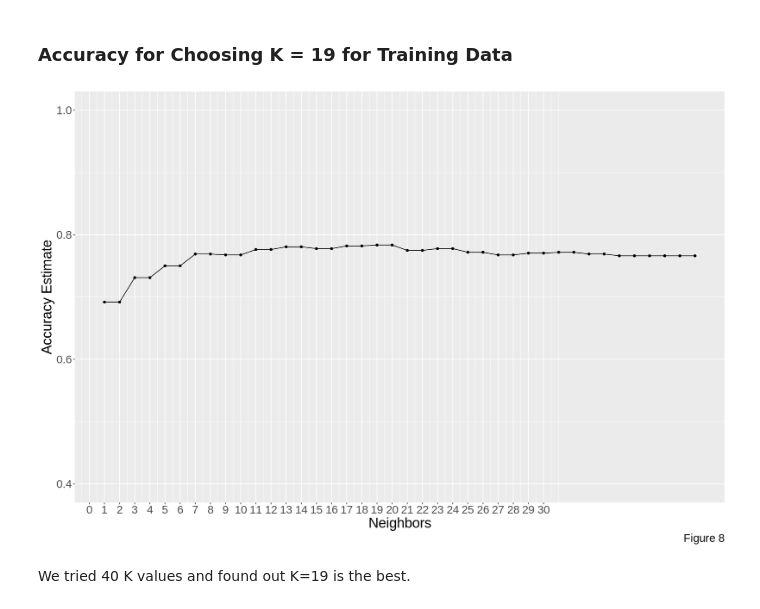
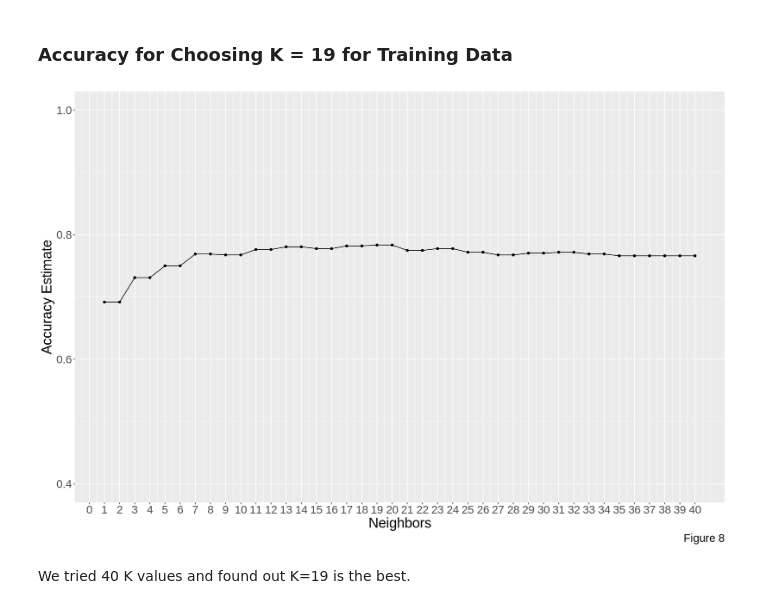
Before and after one commit to sara2815/Heart-Attack-Analysis, a Jupyter notebook: Group-43-Project.ipynb, the cells around one changed output. Saved outputs shown, nothing was run; the diff lists cells and outputs as text; code cells hidden in the pictures.

Commit message:
added 40 break through

```diff
--- a/Group-43-Project.ipynb
+++ b/Group-43-Project.ipynb
@@ -366,20 +384,20 @@ We got 19 as the best k-value.
 # %%
 accuracies <- knn_results_train |>
        filter(.metric == "accuracy")
 
 options(repr.plot.width = 15, repr.plot.height = 10)
 
 accuracy_versus_k <- ggplot(accuracies, aes(x = neighbors, y = mean))+
        geom_point() +
        geom_line() +
        labs(x = "Neighbors", y = "Accuracy Estimate", caption="Figure 8")+
-       scale_x_continuous(breaks = seq(0, 30, by = 1)) +
+       scale_x_continuous(breaks = seq(0, 40, by = 1)) +
        scale_y_continuous(limits = c(0.4, 1.0)) +
        theme(text= element_text (size = 22))
 
 accuracy_versus_k
 # %% [output]
-[figure, old version]
+[figure, new version]
 # %% [markdown]
 We tried 40 K values and found out K=19 is the best.
 # %% [markdown]
```
Also changed, not shown: parts of 1 cell of this notebook.
